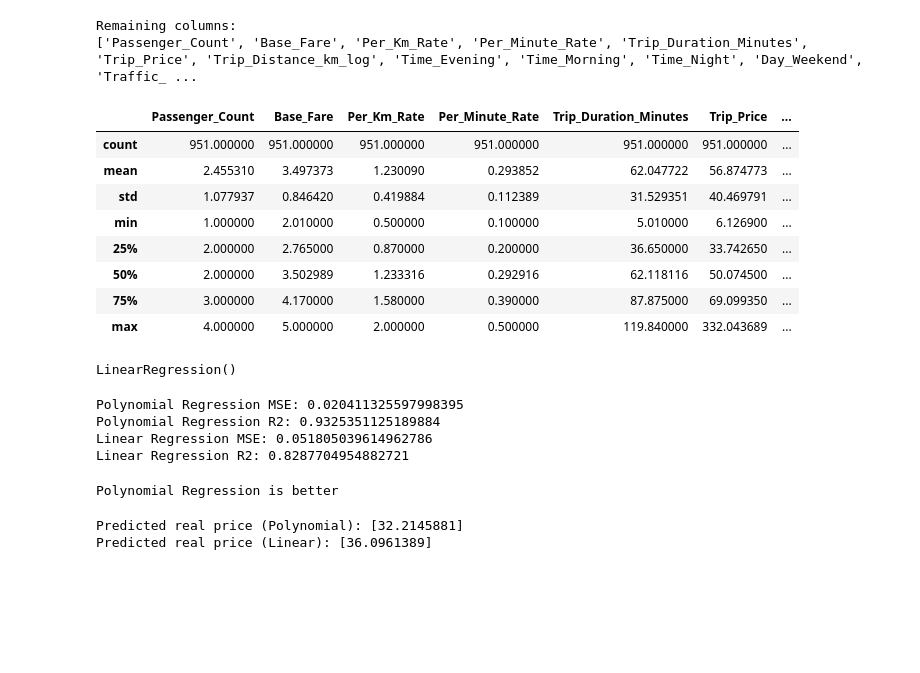
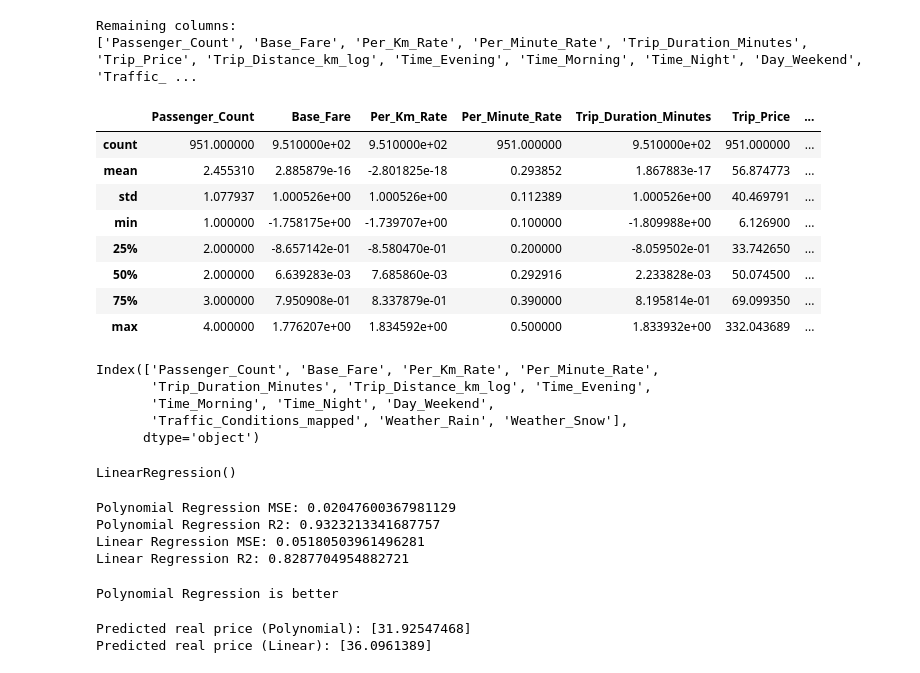
Before and after one commit to Faisal-Zamir/TaxiPricePrediction_dj_UI, a Jupyter notebook: taxi_trip_pricing.ipynb, the cells around one changed output. Cells and saved outputs as stored; diff of their text form; code cells hidden in the pictures; blank space fills up the shorter version.

```diff
--- a/taxi_trip_pricing.ipynb
+++ b/taxi_trip_pricing.ipynb
@@ -91,10 +81,12 @@ plt.show()
 [figure]
 [figure]
 # %%
-df["Time_of_Day"].unique().tolist()
-df["Time_of_Day"] = df["Time_of_Day"].fillna(df["Time_of_Day"].mode()[0])
-df["Time_of_Day"].isnull().sum()
+# df["Time_of_Day"].unique().tolist()
+# df["Time_of_Day"] = df["Time_of_Day"].fillna(df["Time_of_Day"].mode()[0])
 
-df.groupby("Time_of_Day")["Trip_Price"].mean() # Check Time of the day, how effecting on trip price as average
-dummies = pd.get_dummies(df["Time_of_Day"], prefix="Time", drop_first=True)
-df = pd.concat([df, dummies], axis=1) # Keep the orignal column and other too
+# # df.groupby("Time_of_Day")["Trip_Price"].mean() # Check Time of the day, how effecting on trip price as average
+# dummies = pd.get_dummies(df["Time_of_Day"], prefix="Time", drop_first=True)
+# df = pd.concat([df, dummies], axis=1) # Keep the orignal column and other too
+
+# df["Time_of_Day"].unique().tolist()
+df.head()
@@ -278,21 +261,22 @@ Remaining columns:
 # %%
 # Scaling
 from sklearn.preprocessing import StandardScaler
 
-# cols_to_scale = ['Trip_Duration_Minutes', 'Base_Fare', 'Per_Km_Rate']
-# df[cols_to_scale] = StandardScaler().fit_transform(df[cols_to_scale])
+cols_to_scale = ['Trip_Duration_Minutes', 'Base_Fare', 'Per_Km_Rate']
+scaler = StandardScaler()
+df[cols_to_scale] = scaler.fit_transform(df[cols_to_scale])
 
 df.describe()
 # %% [output]
 |  | Passenger_Count | Base_Fare | Per_Km_Rate | Per_Minute_Rate | Trip_Duration_Minutes | Trip_Price | ... |
-| count | 951.000000 | 951.000000 | 951.000000 | 951.000000 | 951.000000 | 951.000000 | ... |
-| mean | 2.455310 | 3.497373 | 1.230090 | 0.293852 | 62.047722 | 56.874773 | ... |
-| std | 1.077937 | 0.846420 | 0.419884 | 0.112389 | 31.529351 | 40.469791 | ... |
-| min | 1.000000 | 2.010000 | 0.500000 | 0.100000 | 5.010000 | 6.126900 | ... |
-| 25% | 2.000000 | 2.765000 | 0.870000 | 0.200000 | 36.650000 | 33.742650 | ... |
-| 50% | 2.000000 | 3.502989 | 1.233316 | 0.292916 | 62.118116 | 50.074500 | ... |
-| 75% | 3.000000 | 4.170000 | 1.580000 | 0.390000 | 87.875000 | 69.099350 | ... |
-| max | 4.000000 | 5.000000 | 2.000000 | 0.500000 | 119.840000 | 332.043689 | ... |
+| count | 951.000000 | 9.510000e+02 | 9.510000e+02 | 951.000000 | 9.510000e+02 | 951.000000 | ... |
+| mean | 2.455310 | 2.885879e-16 | -2.801825e-18 | 0.293852 | 1.867883e-17 | 56.874773 | ... |
+| std | 1.077937 | 1.000526e+00 | 1.000526e+00 | 0.112389 | 1.000526e+00 | 40.469791 | ... |
+| min | 1.000000 | -1.758175e+00 | -1.739707e+00 | 0.100000 | -1.809988e+00 | 6.126900 | ... |
+| 25% | 2.000000 | -8.657142e-01 | -8.580470e-01 | 0.200000 | -8.059502e-01 | 33.742650 | ... |
+| 50% | 2.000000 | 6.639283e-03 | 7.685860e-03 | 0.292916 | 2.233828e-03 | 50.074500 | ... |
+| 75% | 3.000000 | 7.950908e-01 | 8.337879e-01 | 0.390000 | 8.195814e-01 | 69.099350 | ... |
+| max | 4.000000 | 1.776207e+00 | 1.834592e+00 | 0.500000 | 1.833932e+00 | 332.043689 | ... |
 # %%
 
 from sklearn.model_selection import train_test_split
@@ -307,6 +291,14 @@ y = df["Trip_Price_log"]
 X_train, X_test, y_train, y_test = train_test_split(
     X, y, test_size=0.2, random_state=42
 )
+
+print(X.columns)
+# %% [output]
+Index(['Passenger_Count', 'Base_Fare', 'Per_Km_Rate', 'Per_Minute_Rate',
+       'Trip_Duration_Minutes', 'Trip_Distance_km_log', 'Time_Evening',
+       'Time_Morning', 'Time_Night', 'Day_Weekend',
+       'Traffic_Conditions_mapped', 'Weather_Rain', 'Weather_Snow'],
+      dtype='object')
 # %%
 from sklearn.linear_model import LinearRegression
 from sklearn.preprocessing import PolynomialFeatures
@@ -350,9 +342,9 @@ print("Polynomial Regression R2:", r2_poly)
 print("Linear Regression MSE:", linear_MSE)
 print("Linear Regression R2:", r2_linear)
 # %% [output]
-Polynomial Regression MSE: 0.020411325597998395
-Polynomial Regression R2: 0.9325351125189884
-Linear Regression MSE: 0.051805039614962786
+Polynomial Regression MSE: 0.02047600367981129
+Polynomial Regression R2: 0.9323213341687757
+Linear Regression MSE: 0.05180503961496281
 Linear Regression R2: 0.8287704954882721
 # %%
 if r2_poly > r2_linear:
@@ -366,21 +358,28 @@ Polynomial Regression is better
 
 # New taxi ride data (same features as X_train)
 new_data = pd.DataFrame({
-    "Passenger_Count": [3],
-    "Base_Fare": [3.56],
-    "Per_Km_Rate": [0.8],
-    "Per_Minute_Rate": [0.32],
-    "Trip_Duration_Minutes": [53.82],
-    "Trip_Distance_km_log": [2.996],
-    "Time_Evening": [0],
+    "Passenger_Count": [3],           # number of passengers
+    "Base_Fare": [3.56],              # fixed base fare
+    "Per_Km_Rate": [0.8],             # rate per km
+    "Per_Minute_Rate": [0.32],        # rate per minute
+    "Trip_Duration_Minutes": [53.82], # duration of trip
+    "Trip_Distance_km_log": [2.996],  # log of trip distance in km
+    "Time_Evening": [0],              # binary time features
     "Time_Morning": [1],
     "Time_Night": [0],
-    "Day_Weekend": [0],
-    "Traffic_Conditions_mapped": [0],
-    "Weather_Rain": [0],
+    "Day_Weekend": [0],               # 0=weekday, 1=weekend
+    "Traffic_Conditions_mapped": [0], # mapped traffic condition
+    "Weather_Rain": [0],              # binary weather features
     "Weather_Snow": [0]
 })
 # Predict (this will give you log-price if your target was Trip_Price_log)
+
+# Suppose these are the features to scale (same as training)
+cols_to_scale = ['Trip_Duration_Minutes', 'Base_Fare', 'Per_Km_Rate']
+
+#  Fit the scaler on training data
+new_data[cols_to_scale] = scaler.transform(new_data[cols_to_scale])
+
 
 new_data_poly = poly.transform(new_data) # Polynomial
 y_pred_new = poly_model.predict(new_data_poly)
@@ -395,5 +394,5 @@ real_price_poly = np.expm1(y_pred_new)   # inverse of log1p
 print("Predicted real price (Polynomial):", real_price_poly)
 print("Predicted real price (Linear):", real_price_linear)
 # %% [output]
-Predicted real price (Polynomial): [32.2145881]
+Predicted real price (Polynomial): [31.92547468]
 Predicted real price (Linear): [36.0961389]
```
Also changed, not shown: parts of 9 cells of this notebook, 11 other files.
